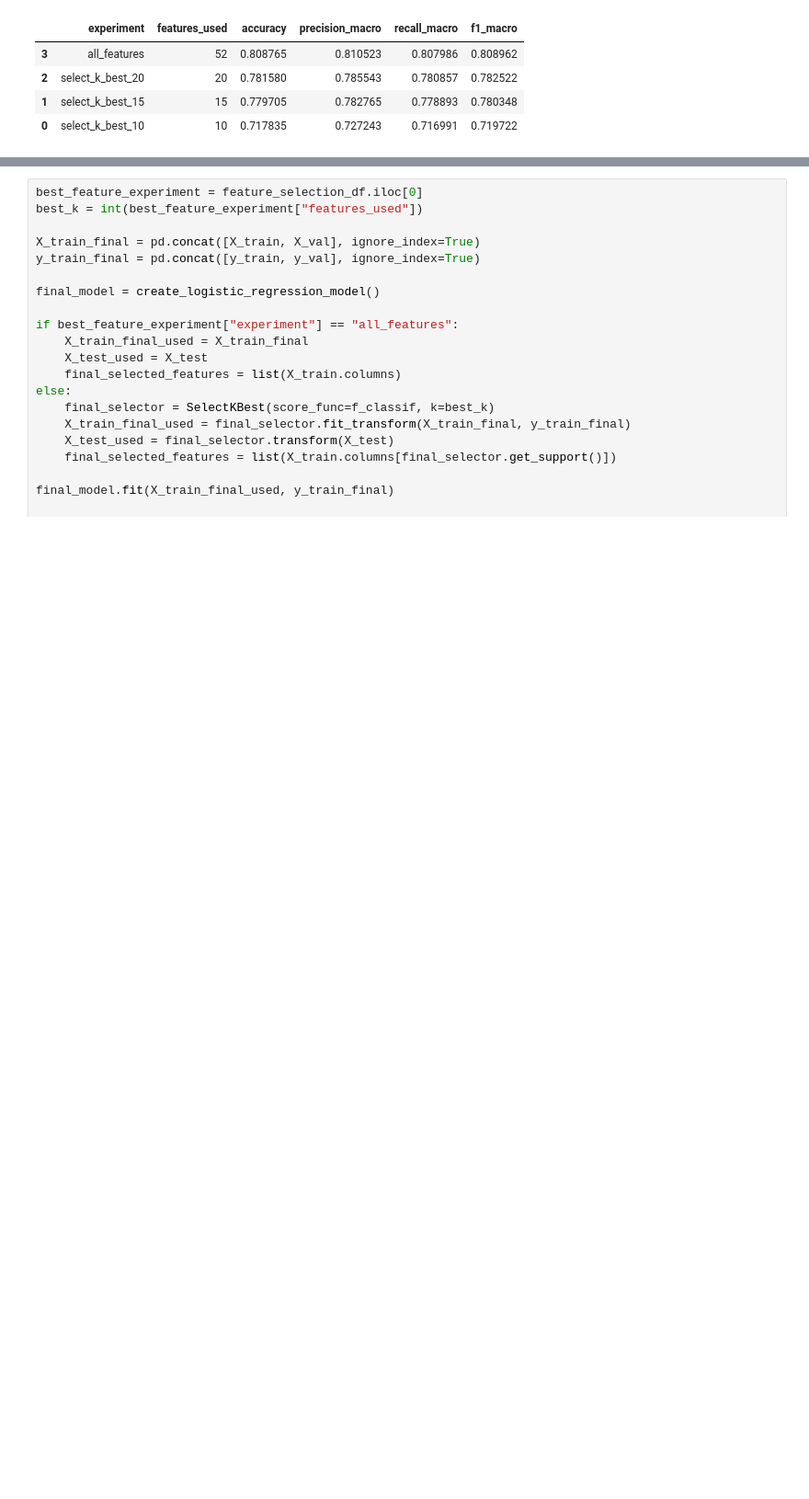
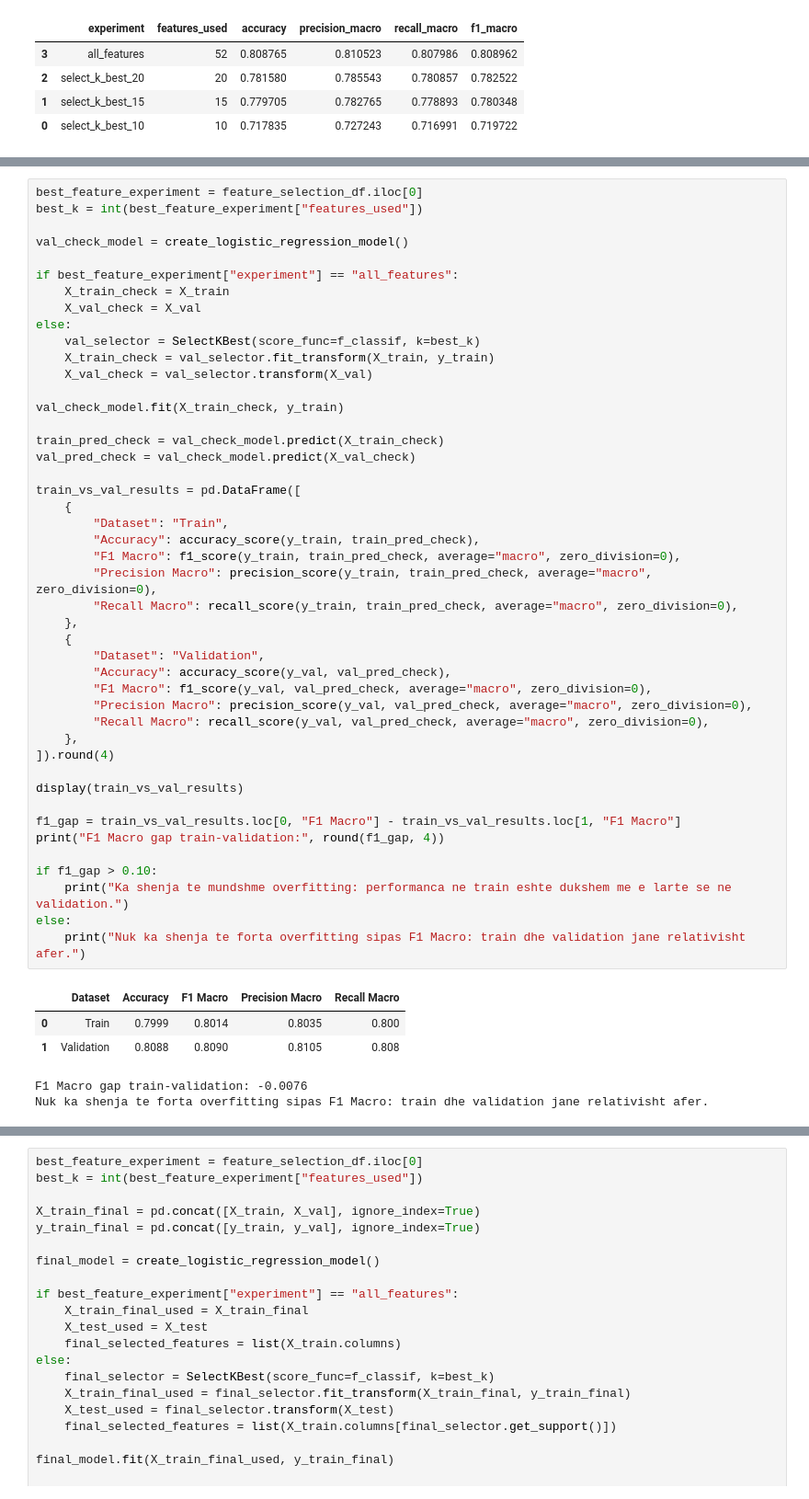
Before and after one commit to Valza-2005/House-Price-Prediction-Machine-Learning-Models, a Jupyter notebook: notebooks/models/LogisticRegression.ipynb, the cells around one changed output, grey strips where cells are left out. Shown at 92% size. Drawn from its saved outputs; the diff is of its cells as text; blank space fills up the shorter version.

Commit message:
Improve Logistic Regression evaluation and reporting

```diff
--- a/notebooks/models/LogisticRegression.ipynb
+++ b/notebooks/models/LogisticRegression.ipynb
@@ -215,0 +228,51 @@ feature_selection_df[[
+# %%
+best_feature_experiment = feature_selection_df.iloc[0]
+best_k = int(best_feature_experiment["features_used"])
+
+val_check_model = create_logistic_regression_model()
+
+if best_feature_experiment["experiment"] == "all_features":
+    X_train_check = X_train
+    X_val_check = X_val
+else:
+    val_selector = SelectKBest(score_func=f_classif, k=best_k)
+    X_train_check = val_selector.fit_transform(X_train, y_train)
+    X_val_check = val_selector.transform(X_val)
+
+val_check_model.fit(X_train_check, y_train)
+
+train_pred_check = val_check_model.predict(X_train_check)
+val_pred_check = val_check_model.predict(X_val_check)
+
+train_vs_val_results = pd.DataFrame([
+    {
+        "Dataset": "Train",
+        "Accuracy": accuracy_score(y_train, train_pred_check),
+        "F1 Macro": f1_score(y_train, train_pred_check, average="macro", zero_division=0),
+        "Precision Macro": precision_score(y_train, train_pred_check, average="macro", zero_division=0),
+        "Recall Macro": recall_score(y_train, train_pred_check, average="macro", zero_division=0),
+    },
+    {
+        "Dataset": "Validation",
+        "Accuracy": accuracy_score(y_val, val_pred_check),
+        "F1 Macro": f1_score(y_val, val_pred_check, average="macro", zero_division=0),
+        "Precision Macro": precision_score(y_val, val_pred_check, average="macro", zero_division=0),
+        "Recall Macro": recall_score(y_val, val_pred_check, average="macro", zero_division=0),
+    },
+]).round(4)
+
+display(train_vs_val_results)
+
+f1_gap = train_vs_val_results.loc[0, "F1 Macro"] - train_vs_val_results.loc[1, "F1 Macro"]
+print("F1 Macro gap train-validation:", round(f1_gap, 4))
+
+if f1_gap > 0.10:
+    print("Ka shenja te mundshme overfitting: performanca ne train eshte dukshem me e larte se ne validation.")
+else:
+    print("Nuk ka shenja te forta overfitting sipas F1 Macro: train dhe validation jane relativisht afer.")
+# %% [output]
+|  | Dataset | Accuracy | F1 Macro | Precision Macro | Recall Macro |
+| 0 | Train | 0.7999 | 0.8014 | 0.8035 | 0.800 |
+| 1 | Validation | 0.8088 | 0.8090 | 0.8105 | 0.808 |
+F1 Macro gap train-validation: -0.0076
+Nuk ka shenja te forta overfitting sipas F1 Macro: train dhe validation jane relativisht afer.
```
Also changed, not shown: parts of 14 cells of this notebook.
